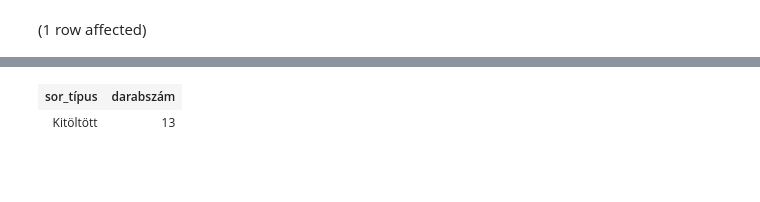
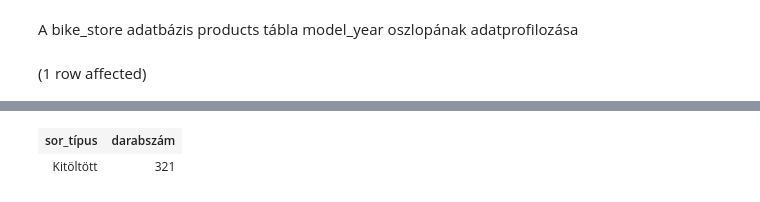
Before and after one commit to pabalint/adatb-zis_sql, a Jupyter notebook: hf.ipynb, the cells around one changed output, grey strips where cells are left out. Drawn from its saved outputs; the diff is of its cells as text; code cells hidden in the pictures; blank space fills up the shorter version.

```diff
--- a/hf.ipynb
+++ b/hf.ipynb
@@ -1,12 +1,14 @@
+# %% [markdown]
+A bike\_store adatbázis products tábla model\_year oszlopának adatprofilozása
 # %%
 SELECT sor_típus,
     COUNT(*) darabszám
 FROM
     (SELECT
-        CASE WHEN Tantárgyfelelős IS NULL THEN 'Null'
+        CASE WHEN model_year IS NULL THEN 'Null'
             ELSE 'Kitöltött'
             END AS sor_típus
-        FROM Tantárgyak) rows
+        FROM products) rows
 GROUP BY sor_típus
 # %% [output]
 (1 row affected)
@@ -14,2 +16,2 @@ Total execution time: 00:00:00.032
 | sor_típus | darabszám |
-| Kitöltött | 13 |
+| Kitöltött | 321 |
```
Also changed, not shown: parts of 8 cells of this notebook, 2 other files.
